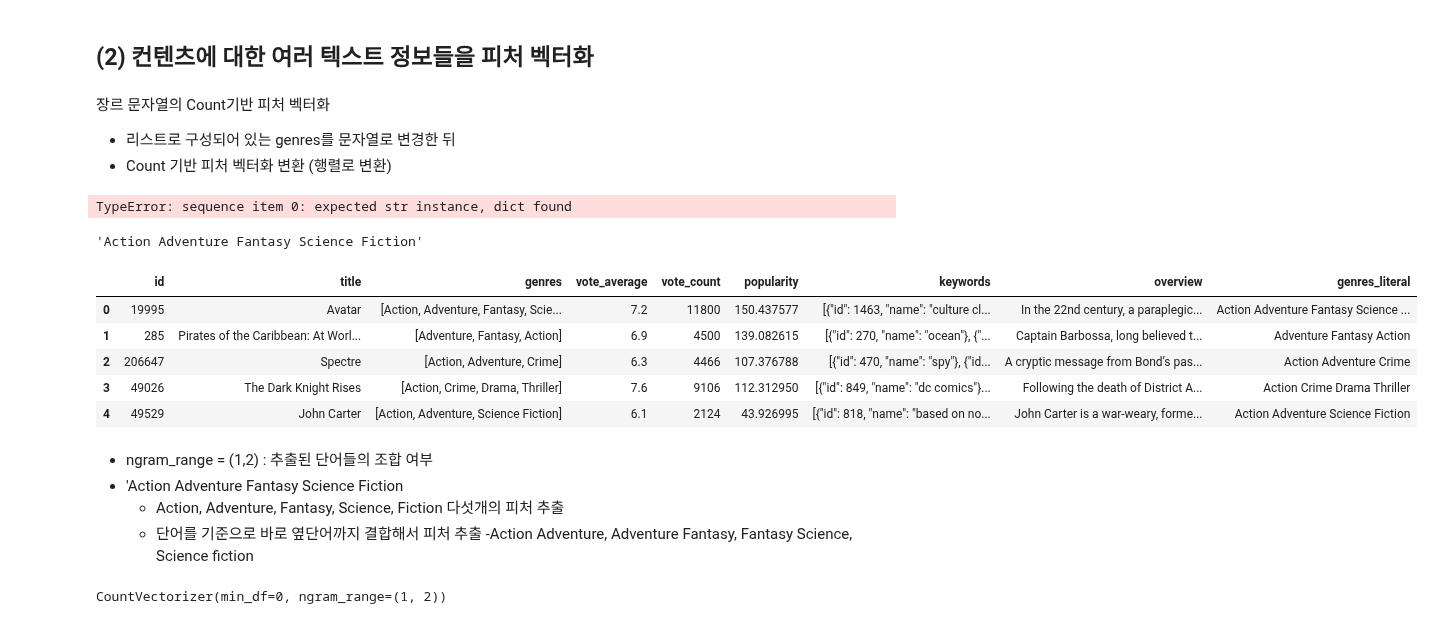
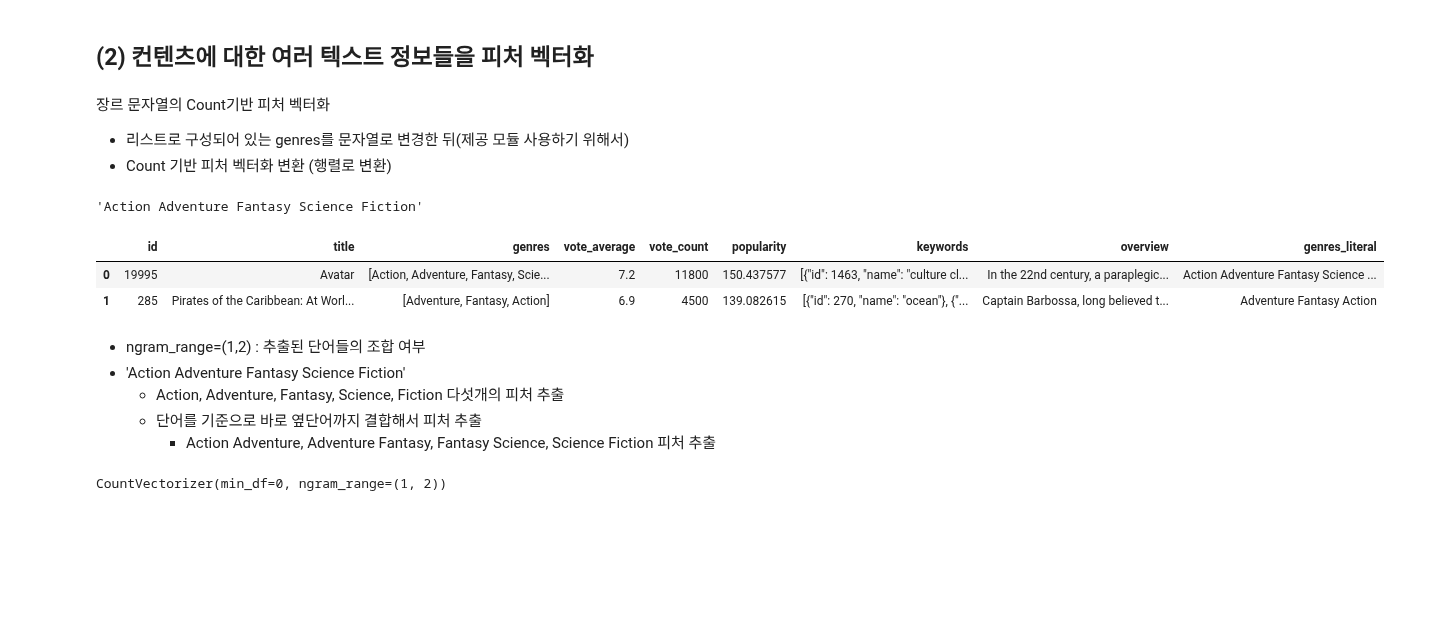
Before and after one commit to junhokim42/Python_study, a Jupyter notebook: Bigdata_training/Bigdata_analysis/day7/추천시스템/1. 컨텐츠 기반 필터링 추천 시스템.ipynb, the cells around one changed output. Cells and saved outputs as stored; diff of their text form; code cells hidden in the pictures; blank space fills up the shorter version.

```diff
--- a/Bigdata_training/Bigdata_analysis/day7/추천시스템/1. 컨텐츠 기반 필터링 추천 시스템.ipynb
+++ b/Bigdata_training/Bigdata_analysis/day7/추천시스템/1. 컨텐츠 기반 필터링 추천 시스템.ipynb
@@ -254,6 +254,5 @@ Science Fiction
 # %% [markdown]
 - 따로 분리되어 있는 영화의 장르들을 하나의 list로 합치기
 # %%
-# movie_df['genres']에 있는 값 한개씩 추출해서 apply() 내에 있는 함수에 적용시킴
-
-movies_df['genres'].apply(lambda x:[y['name'] for y in x])
+#movies_df['genres']에 있는 값 한개씩 추출해서 appply()내에 있는 함수에 적용시킴
+movies_df['genres']=movies_df['genres'].apply(lambda x :[y['name'] for y in x])
@@ -307,36 +277,31 @@ lis
 ## (2) 컨텐츠에 대한 여러 텍스트 정보들을 피처 벡터화
 # %% [markdown]
 장르 문자열의 Count기반 피처 벡터화
-- 리스트로 구성되어 있는 genres를 문자열로 변경한 뒤
+- 리스트로 구성되어 있는 genres를 문자열로 변경한 뒤(제공 모듈 사용하기 위해서)
 - Count 기반 피처 벡터화 변환 (행렬로 변환)
 # %%
 # 각 레코드의 장르 데이터를 문자열로 변환
 # (' ').join(movies_df['genres'][0])
-movies_df['genres_literal'] = movies_df['genres'].apply(lambda x : (' '.join(x)))
+movies_df['genres_literal']=movies_df['genres'].apply(lambda x : (' ').join(x))
-# %% [output]
-TypeError: sequence item 0: expected str instance, dict found
 # %%
 movies_df['genres_literal'][0]
 # %% [output]
 'Action Adventure Fantasy Science Fiction'
 # %%
-movies_df.head()
+movies_df.head(2)
 # %% [output]
 |  | id | title | genres | vote_average | vote_count | popularity | keywords | overview | genres_literal |
 | 0 | 19995 | Avatar | [Action, Adventure, Fantasy, Scie... | 7.2 | 11800 | 150.437577 | [{"id": 1463, "name": "culture cl... | In the 22nd century, a paraplegic... | Action Adventure Fantasy Science ... |
 | 1 | 285 | Pirates of the Caribbean: At Worl... | [Adventure, Fantasy, Action] | 6.9 | 4500 | 139.082615 | [{"id": 270, "name": "ocean"}, {"... | Captain Barbossa, long believed t... | Adventure Fantasy Action |
-| 2 | 206647 | Spectre | [Action, Adventure, Crime] | 6.3 | 4466 | 107.376788 | [{"id": 470, "name": "spy"}, {"id... | A cryptic message from Bond’s pas... | Action Adventure Crime |
-| 3 | 49026 | The Dark Knight Rises | [Action, Crime, Drama, Thriller] | 7.6 | 9106 | 112.312950 | [{"id": 849, "name": "dc comics"}... | Following the death of District A... | Action Crime Drama Thriller |
-| 4 | 49529 | John Carter | [Action, Adventure, Science Fiction] | 6.1 | 2124 | 43.926995 | [{"id": 818, "name": "based on no... | John Carter is a war-weary, forme... | Action Adventure Science Fiction |
 # %%
 # termmatrix 생성
 from sklearn.feature_extraction.text import CountVectorizer
 
 # CountVectorizer를 적용하기 위해 공백문자로 word 단위가 구분되는 문자열로 변환
 # %% [markdown]
-- ngram_range = (1,2) : 추출된 단어들의 조합 여부
-- 'Action Adventure Fantasy Science Fiction
+- ngram_range=(1,2) : 추출된 단어들의 조합 여부
+- 'Action Adventure Fantasy Science Fiction'
     - Action, Adventure, Fantasy, Science, Fiction 다섯개의 피처 추출
     - 단어를 기준으로 바로 옆단어까지 결합해서 피처 추출
-        -Action Adventure, Adventure Fantasy, Fantasy Science, Science fiction
+        - Action Adventure, Adventure Fantasy, Fantasy Science, Science Fiction 피처 추출
 # %%
```
Also changed, not shown: parts of 28 cells of this notebook, 6 other files.
